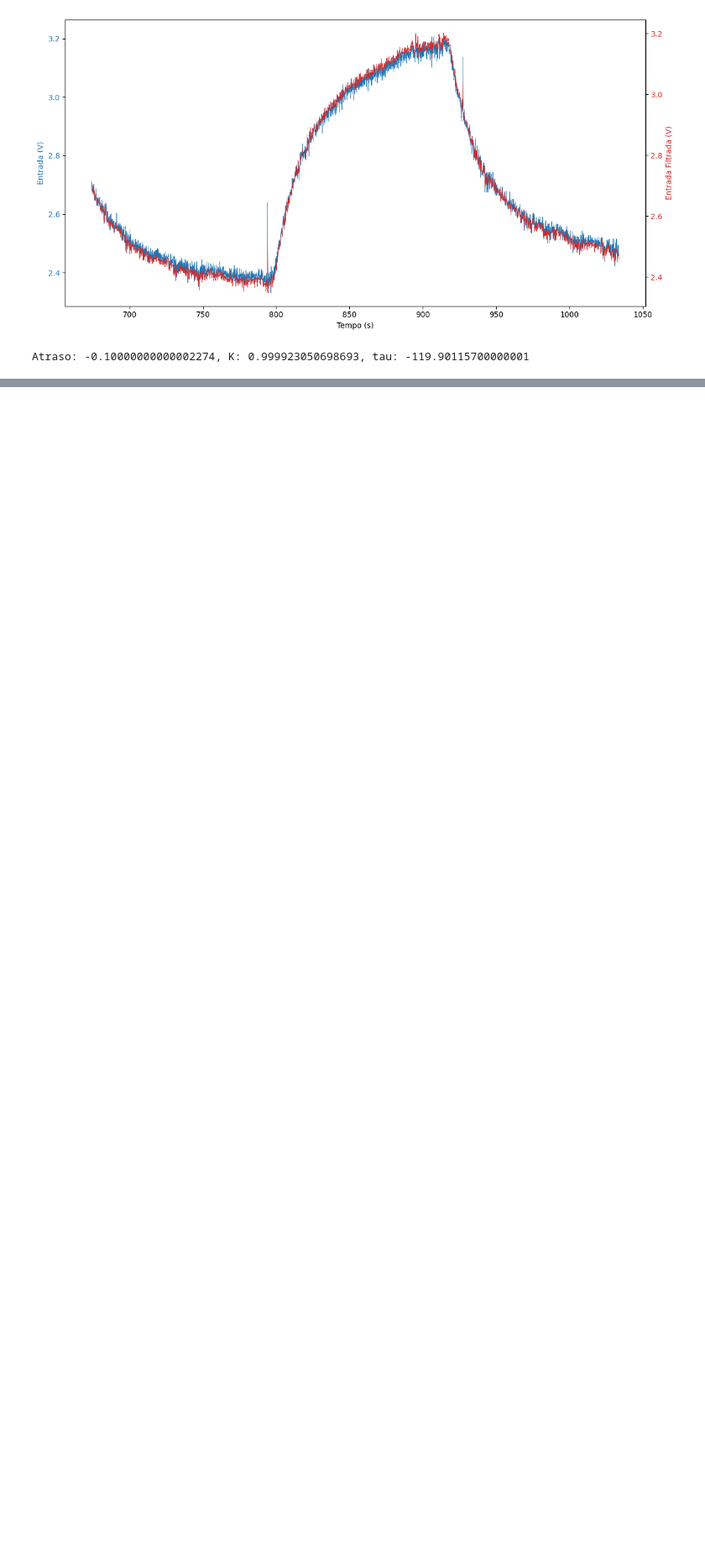
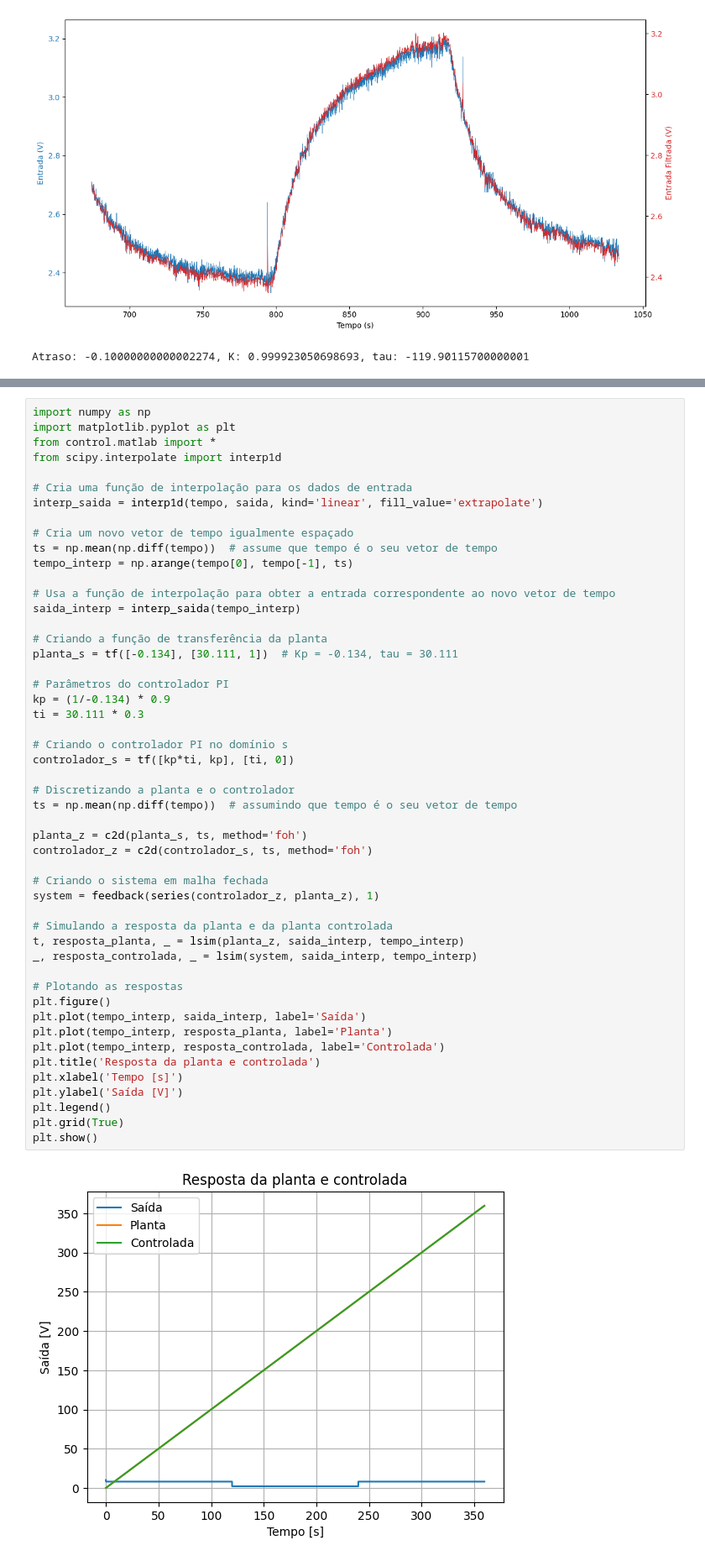
Before and after one commit to pedroivovasconcelos/laboratorio_de_controle_ii_chuveiro, a Jupyter notebook: control_calculator/Untitled3.ipynb, the cells around one changed output, grey strips where cells are left out. Shown: that part at 84% size. Drawn from its saved outputs; the diff is of its cells as text; blank space fills up the shorter version.

```diff
--- a/control_calculator/Untitled3.ipynb
+++ b/control_calculator/Untitled3.ipynb
@@ -163,0 +164,52 @@ plt.show()
+# %%
+import numpy as np
+import matplotlib.pyplot as plt
+from control.matlab import *
+from scipy.interpolate import interp1d
+
+# Cria uma função de interpolação para os dados de entrada
+interp_saida = interp1d(tempo, saida, kind='linear', fill_value='extrapolate')
+
+# Cria um novo vetor de tempo igualmente espaçado
+ts = np.mean(np.diff(tempo))  # assume que tempo é o seu vetor de tempo
+tempo_interp = np.arange(tempo[0], tempo[-1], ts)
+
+# Usa a função de interpolação para obter a entrada correspondente ao novo vetor de tempo
+saida_interp = interp_saida(tempo_interp)
+
+# Criando a função de transferência da planta
+planta_s = tf([-0.134], [30.111, 1])  # Kp = -0.134, tau = 30.111
+
+# Parâmetros do controlador PI
+kp = (1/-0.134) * 0.9
+ti = 30.111 * 0.3
+
+# Criando o controlador PI no domínio s
+controlador_s = tf([kp*ti, kp], [ti, 0])
+
+# Discretizando a planta e o controlador
+ts = np.mean(np.diff(tempo))  # assumindo que tempo é o seu vetor de tempo
+
+planta_z = c2d(planta_s, ts, method='foh')
+controlador_z = c2d(controlador_s, ts, method='foh')
+
+# Criando o sistema em malha fechada
+system = feedback(series(controlador_z, planta_z), 1)
+
+# Simulando a resposta da planta e da planta controlada
+t, resposta_planta, _ = lsim(planta_z, saida_interp, tempo_interp)
+_, resposta_controlada, _ = lsim(system, saida_interp, tempo_interp)
+
+# Plotando as respostas
+plt.figure()
+plt.plot(tempo_interp, saida_interp, label='Saída')
+plt.plot(tempo_interp, resposta_planta, label='Planta')
+plt.plot(tempo_interp, resposta_controlada, label='Controlada')
+plt.title('Resposta da planta e controlada')
+plt.xlabel('Tempo [s]')
+plt.ylabel('Saída [V]')
+plt.legend()
+plt.grid(True)
+plt.show()
+# %% [output]
+[figure, added]
```
Also changed, not shown: parts of 1 cell of this notebook.
